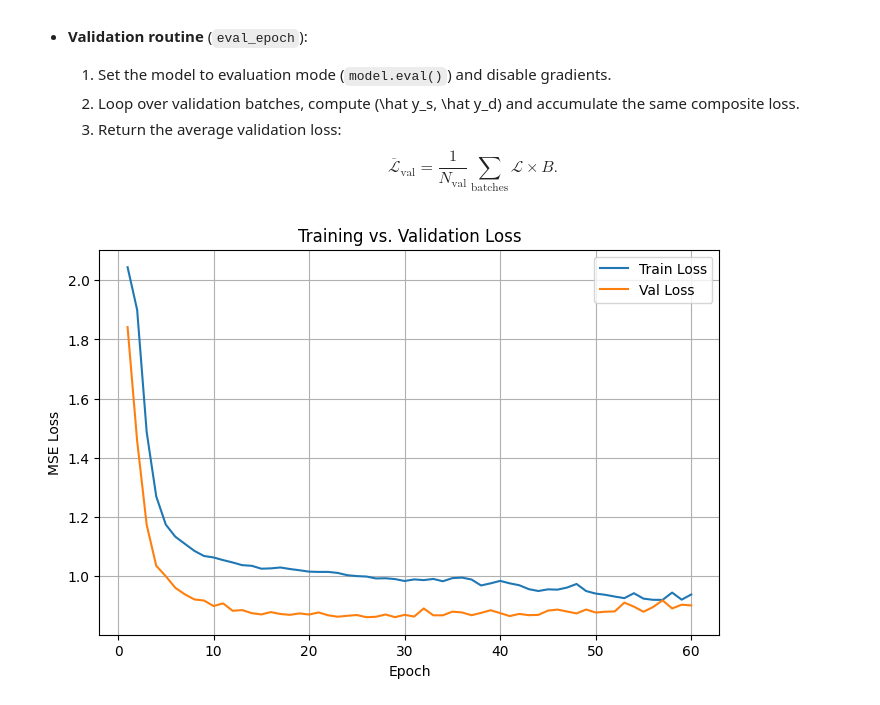
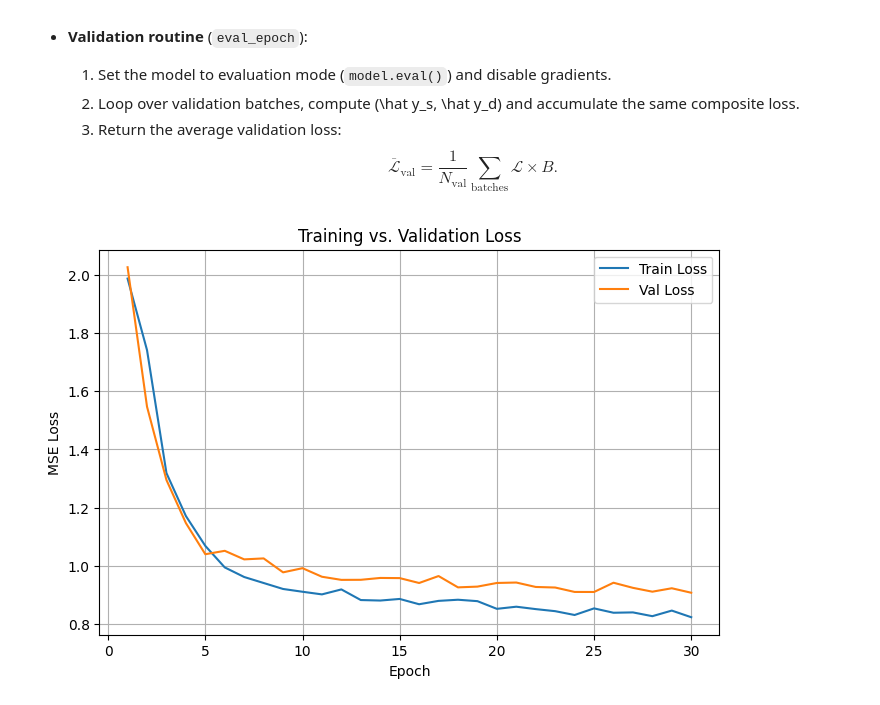
Before and after one commit to JuanDDiosRojas/PhD, a Jupyter notebook: Lenstronomy/2Autoencoder.ipynb, the cells around one changed output. Saved outputs shown, nothing was run; the diff lists cells and outputs as text; code cells hidden in the pictures.

```diff
--- a/Lenstronomy/2Autoencoder.ipynb
+++ b/Lenstronomy/2Autoencoder.ipynb
@@ -22,7 +23,7 @@ from tqdm import trange
 # %%
 
 # Path to your HDF5 file
-h5_path = 'lens_dataset.h5'
+h5_path = 'lens_2000_no_sc.h5'
 
 # Open the file and inspect
 with h5py.File(h5_path, 'r') as f:
@@ -96,7 +97,7 @@ with h5py.File('lens_dataset.h5', 'r') as f:
     Y_delta  = f['delta_psi_maps'][:]  # (N, H, W)
 # %%
 # 1) Leer directamente desde HDF5
-with h5py.File('lens_dataset.h5', 'r') as f:
+with h5py.File('lens_2000_no_sc.h5', 'r') as f:
     X_noisy  = f['images_noisy'][:]    # (N, H, W)
     Y_smooth = f['images_smooth'][:]   # (N, H, W)
     Y_delta  = f['delta_psi_maps'][:]  # (N, H, W)
@@ -271,7 +315,9 @@ class DoubleReconstructionCNN(nn.Module):
 # 3) Instanciar modelo, pérdida, optimizador
 model    = DoubleReconstructionCNN().to(device)
 loss_fn  = nn.MSELoss()
-optimizer = torch.optim.Adam(model.parameters(), lr=0.01)
+optimizer = torch.optim.Adam(model.parameters(),
+                             weight_decay=1e-5,   # L2 regularization
+                             lr=0.001)
 # %% [markdown]
 ### Step 9: Training and Validation Functions
 
@@ -338,40 +384,40 @@ def eval_epoch(loader, alpha=1.0):
     return running_loss / len(loader.dataset)
 # %%
 # 5) Complete training loop with tqdm bar and loss tracking
-num_epochs = 60
+num_epochs = 30
 train_losses = []
 val_losses   = []
 
 # Create a longer orange progress bar (hex for orange) with wider width
 pbar = trange(
     1, num_epochs + 1,
     desc="Epochs",
     colour="#FFA500",
     ncols=120
 )
 
 for epoch in pbar:
     train_loss = train_epoch(train_loader)
     val_loss   = eval_epoch(val_loader)
     train_losses.append(train_loss)
     val_losses.append(val_loss)
     pbar.set_postfix({
         "train_loss": f"{train_loss:.4f}",
         "val_loss":   f"{val_loss:.4f}"
     })
 
 # After training, plot the training and validation loss curves
 plt.figure(figsize=(8, 5))
 plt.plot(range(1, num_epochs + 1), train_losses, label="Train Loss")
 plt.plot(range(1, num_epochs + 1), val_losses,   label="Val Loss")
 plt.xlabel("Epoch")
 plt.ylabel("MSE Loss")
 plt.title("Training vs. Validation Loss")
 plt.legend()
 plt.grid(True)
 plt.show()
 # %% [output]
-[figure, old version]
+[figure, new version]
 # %%
 
 # 1) Saca un batch del val_loader
```
Also changed, not shown: parts of 5 cells of this notebook.
